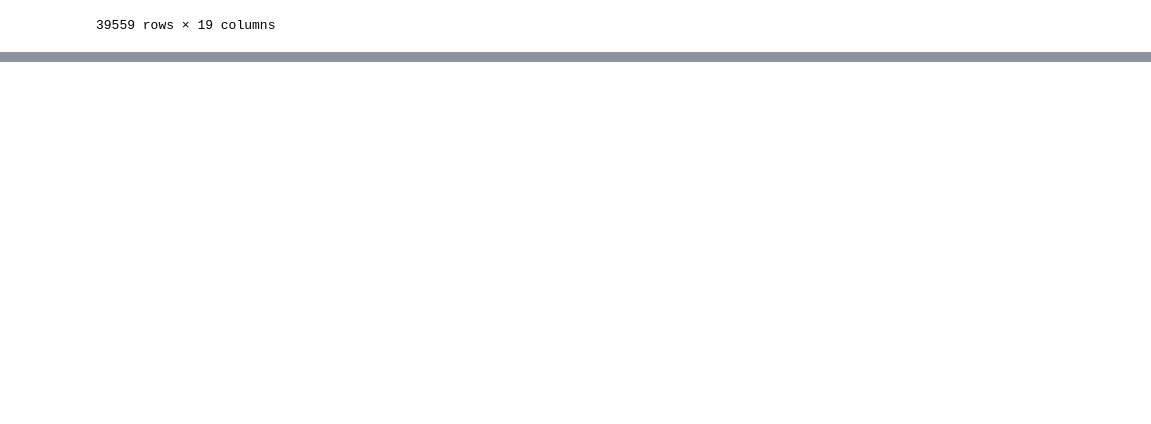
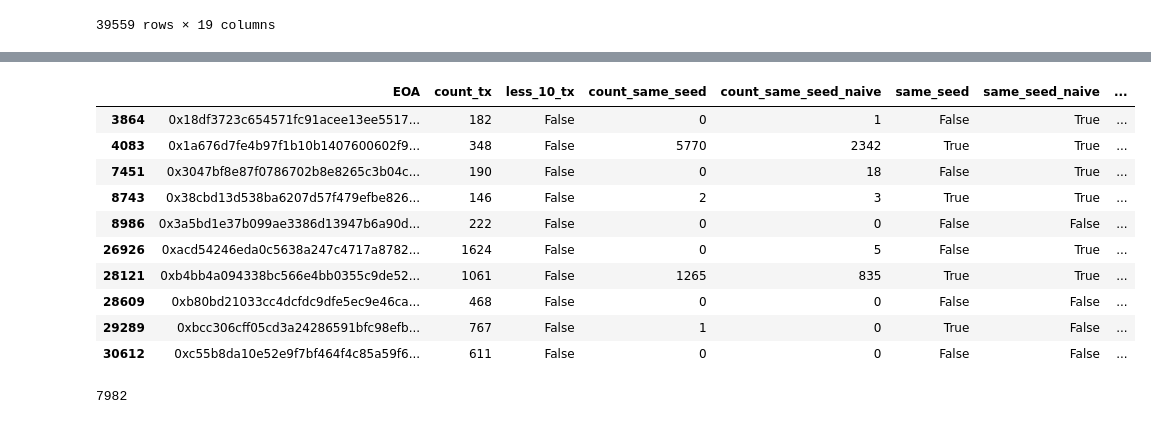
Before and after one commit to poupou-web3/beta-rounds-vote-analysis, a Jupyter notebook: jupyter-gr18/feature_tx.ipynb, the cells around one changed output, grey strips where cells are left out. Drawn from its saved outputs; the diff is of its cells as text; code cells hidden in the pictures; blank space fills up the shorter version.

```diff
--- a/jupyter-gr18/feature_tx.ipynb
+++ b/jupyter-gr18/feature_tx.ipynb
@@ -34,7 +34,7 @@ array(['Climate Round', 'Web3 Open Source Software',
        'Ethereum Infrastructure', 'Arbitrum Domain Round'], dtype=object)
 # %%
 # Choose round name to compute features
-round_name = round_names[1]
+round_name = round_names[0]
 # %%
 # Load tx data
 df_tx = pd.read_csv(os.path.join(PATH_TO_EXPORT, tx_file_name))
@@ -165,2 +196,20 @@ df_features
+# %%
+df_features[df_features['count_interact_other_ctbt'] >= 15]
+# %% [output]
+|  | EOA | count_tx | less_10_tx | count_same_seed | count_same_seed_naive | same_seed | same_seed_naive | ... |
+| 3864 | 0x18df3723c654571fc91acee13ee5517... | 182 | False | 0 | 1 | False | True | ... |
+| 4083 | 0x1a676d7fe4b97f1b10b1407600602f9... | 348 | False | 5770 | 2342 | True | True | ... |
+| 7451 | 0x3047bf8e87f0786702b8e8265c3b04c... | 190 | False | 0 | 18 | False | True | ... |
+| 8743 | 0x38cbd13d538ba6207d57f479efbe826... | 146 | False | 2 | 3 | True | True | ... |
+| 8986 | 0x3a5bd1e37b099ae3386d13947b6a90d... | 222 | False | 0 | 0 | False | False | ... |
+| 26926 | 0xacd54246eda0c5638a247c4717a8782... | 1624 | False | 0 | 5 | False | True | ... |
+| 28121 | 0xb4bb4a094338bc566e4bb0355c9de52... | 1061 | False | 1265 | 835 | True | True | ... |
+| 28609 | 0xb80bd21033cc4dcfdc9dfe5ec9e46ca... | 468 | False | 0 | 0 | False | False | ... |
+| 29289 | 0xbcc306cff05cd3a24286591bfc98efb... | 767 | False | 1 | 0 | True | False | ... |
+| 30612 | 0xc55b8da10e52e9f7bf464f4c85a59f6... | 611 | False | 0 | 0 | False | False | ... |
+# %%
+df_features['less_10_tx'].sum()
+# %% [output]
+7982
 # %%
 df_features.to_csv(os.path.join(PATH_TO_EXPORT, f'features_{round_name}.csv'), index=False)
```
Also changed, not shown: parts of 3 cells of this notebook.
